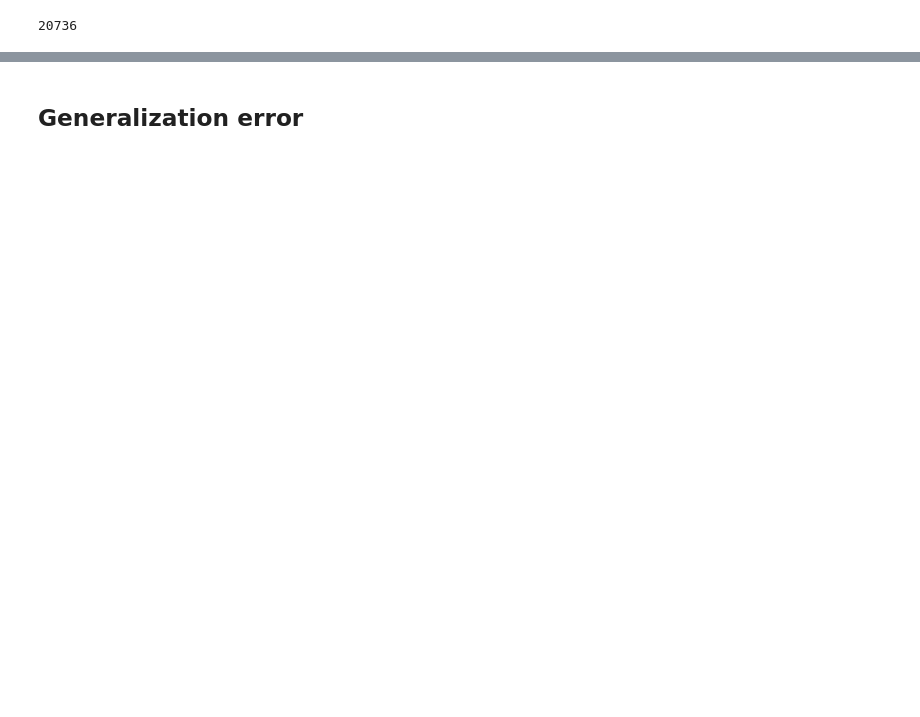
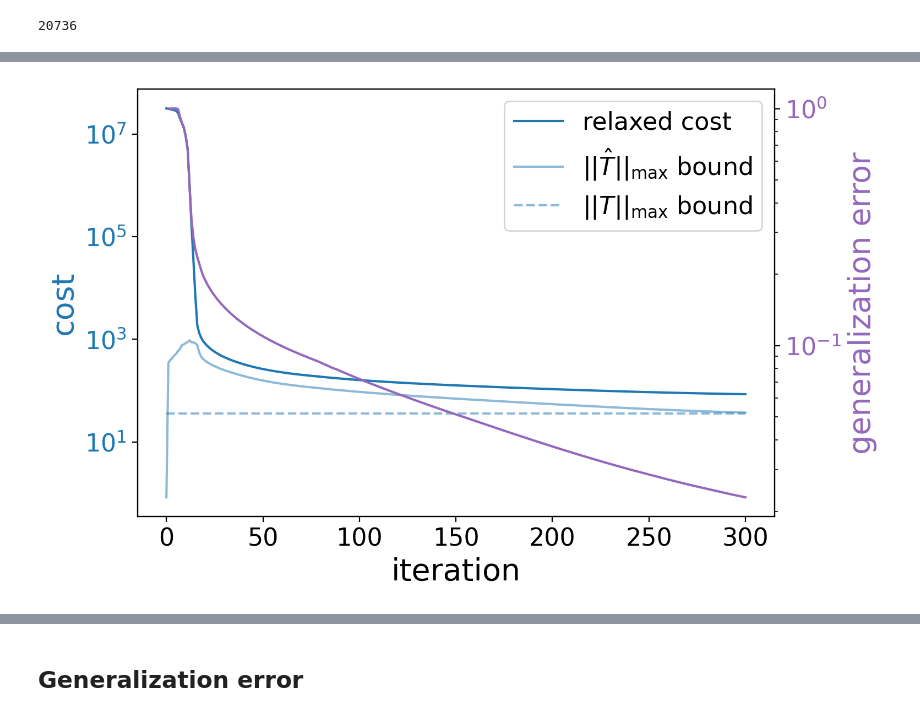
Before and after one commit to kamdh/max-qnorm-tensor-completion, a Jupyter notebook: Test tensor completion.ipynb, the cells around one changed output, grey strips where cells are left out. Cells and saved outputs as stored; diff of their text form; code cells hidden in the pictures; blank space fills up the shorter version.

```diff
--- a/Test tensor completion.ipynb
+++ b/Test tensor completion.ipynb
@@ -238,0 +213,24 @@ Text(0, 0.5, 'cost')
+# %%
+fig, ax1 = plt.subplots(figsize=(8,5), dpi=200)
+
+color1 = 'tab:blue'
+ax1.semilogy(cost_arr, '-', color=color1, label='relaxed cost')
+ax1.semilogy(max_qnorm_arr, '-', label=r"$\|\| \hat{T} \|\|_{\rm max}$ bound", alpha=0.5)
+ax1.hlines(qnorm_true, 0, len(cost_arr)-1, colors=color1, linestyle='dashed', alpha=0.5, label=r"$\|\| T \|\|_{\rm max}$ bound")
+ax1.set_ylabel('cost', color=color1)
+ax1.tick_params(axis='y', labelcolor=color1)
+ax1.legend()
+
+color2 = 'tab:purple'
+ax2 = ax1.twinx()
+ax2.semilogy(np.arange(1, len(gen_err_arr)), gen_err_arr[:-1], '-', color=color2)
+ax2.set_ylabel('generalization error', color=color2)
+ax2.tick_params(axis='y', labelcolor=color2)
+
+ax1.set_xlabel('iteration')
+
+fig.tight_layout()
+
+plt.savefig("expander_result_iterations_t_%d_n_%d.png" % (t, n), transparent=False)
+# %% [output]
+[figure, added]
```
Also changed, not shown: parts of 25 cells of this notebook, 5 other files.
